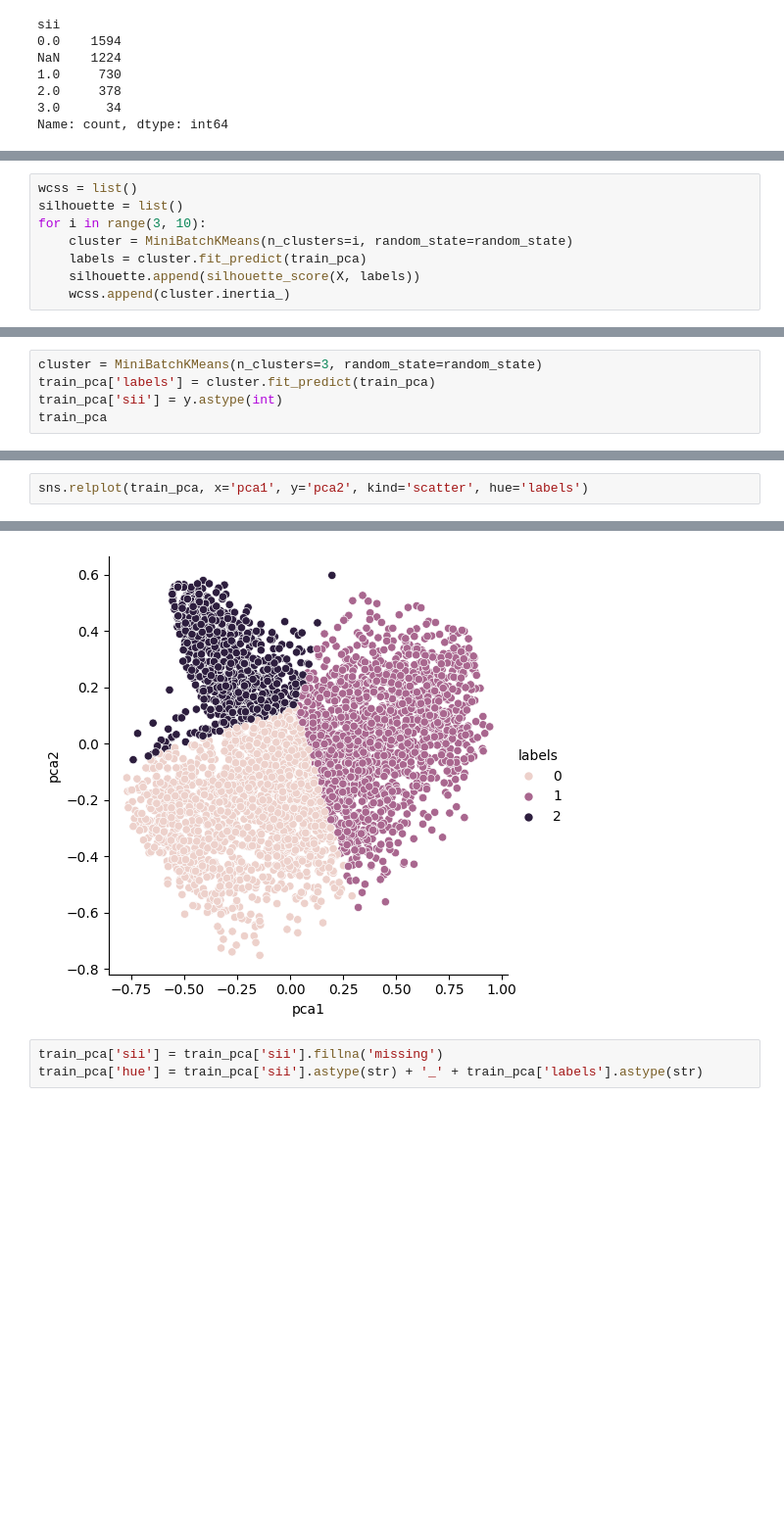
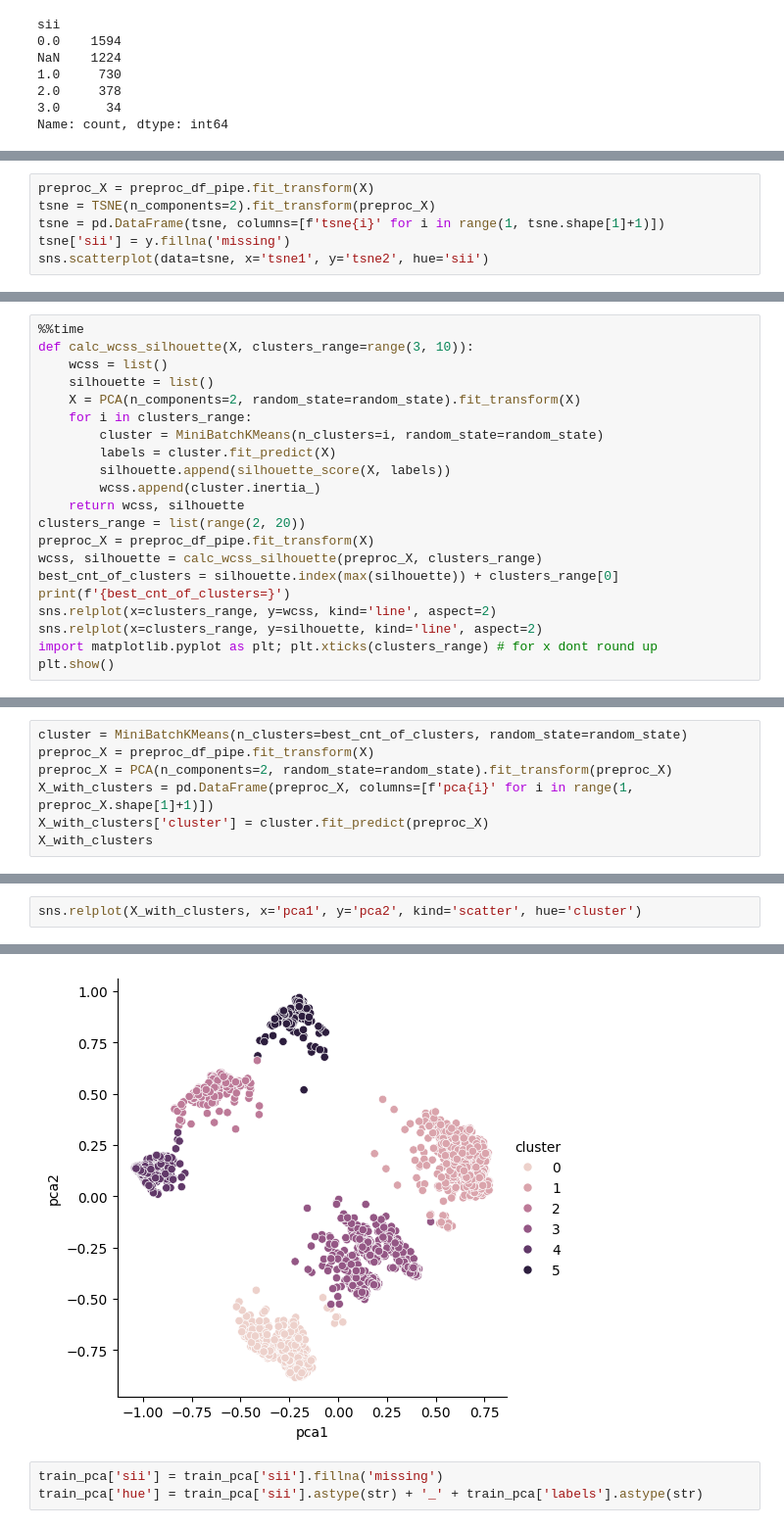
Before and after one commit to lusm554/kaggle_competitions, a Jupyter notebook: problematic-internet-use/fill_missing_target.ipynb, the cells around one changed output, grey strips where cells are left out. Shown at 98% size. Drawn from its saved outputs; the diff is of its cells as text; blank space fills up the shorter version.

Commit message:
kmeans fill target pipeline

```diff
--- a/problematic-internet-use/fill_missing_target.ipynb
+++ b/problematic-internet-use/fill_missing_target.ipynb
@@ -186,0 +109,6 @@ Wall time: 36.2 ms
+# %%
+preproc_X = preproc_df_pipe.fit_transform(X)
+tsne = TSNE(n_components=2).fit_transform(preproc_X)
+tsne = pd.DataFrame(tsne, columns=[f'tsne{i}' for i in range(1, tsne.shape[1]+1)])
+tsne['sii'] = y.fillna('missing')
+sns.scatterplot(data=tsne, x='tsne1', y='tsne2', hue='sii')
@@ -187,8 +129,21 @@ Wall time: 36.2 ms
 # %%
-wcss = list()
-silhouette = list()
-for i in range(3, 10):
-    cluster = MiniBatchKMeans(n_clusters=i, random_state=random_state)
-    labels = cluster.fit_predict(train_pca)
-    silhouette.append(silhouette_score(X, labels))
-    wcss.append(cluster.inertia_)
+%%time
+def calc_wcss_silhouette(X, clusters_range=range(3, 10)):
+    wcss = list()
+    silhouette = list()
+    X = PCA(n_components=2, random_state=random_state).fit_transform(X)
+    for i in clusters_range:
+        cluster = MiniBatchKMeans(n_clusters=i, random_state=random_state)
+        labels = cluster.fit_predict(X)
+        silhouette.append(silhouette_score(X, labels))
+        wcss.append(cluster.inertia_)
+    return wcss, silhouette
+clusters_range = list(range(2, 20))
+preproc_X = preproc_df_pipe.fit_transform(X)
+wcss, silhouette = calc_wcss_silhouette(preproc_X, clusters_range)
+best_cnt_of_clusters = silhouette.index(max(silhouette)) + clusters_range[0]
+print(f'{best_cnt_of_clusters=}')
+sns.relplot(x=clusters_range, y=wcss, kind='line', aspect=2)
+sns.relplot(x=clusters_range, y=silhouette, kind='line', aspect=2)
+import matplotlib.pyplot as plt; plt.xticks(clusters_range) # for x dont round up
+plt.show()
@@ -205,6 +156,8 @@ sns.relplot(x=range(3,10), y=silhouette, kind='line')
 # %%
-cluster = MiniBatchKMeans(n_clusters=3, random_state=random_state)
-train_pca['labels'] = cluster.fit_predict(train_pca)
-train_pca['sii'] = y.astype(int)
-train_pca
+cluster = MiniBatchKMeans(n_clusters=best_cnt_of_clusters, random_state=random_state)
+preproc_X = preproc_df_pipe.fit_transform(X)
+preproc_X = PCA(n_components=2, random_state=random_state).fit_transform(preproc_X)
+X_with_clusters = pd.DataFrame(preproc_X, columns=[f'pca{i}' for i in range(1, preproc_X.shape[1]+1)])
+X_with_clusters['cluster'] = cluster.fit_predict(preproc_X)
+X_with_clusters
 # %% [output]
@@ -241,8 +177,8 @@ pd.crosstab(index=[train_pca.sii], columns=[train_pca.labels])
 # %%
-sns.relplot(train_pca, x='pca1', y='pca2', kind='scatter', hue='labels')
+sns.relplot(X_with_clusters, x='pca1', y='pca2', kind='scatter', hue='cluster')
 # %% [output]
 <seaborn.axisgrid.FacetGrid at 0x...>
-[figure, old version]
+[figure, new version]
 # %%
 train_pca['sii'] = train_pca['sii'].fillna('missing')
 train_pca['hue'] = train_pca['sii'].astype(str) + '_' + train_pca['labels'].astype(str)
```
Also changed, not shown: parts of 36 cells of this notebook.
